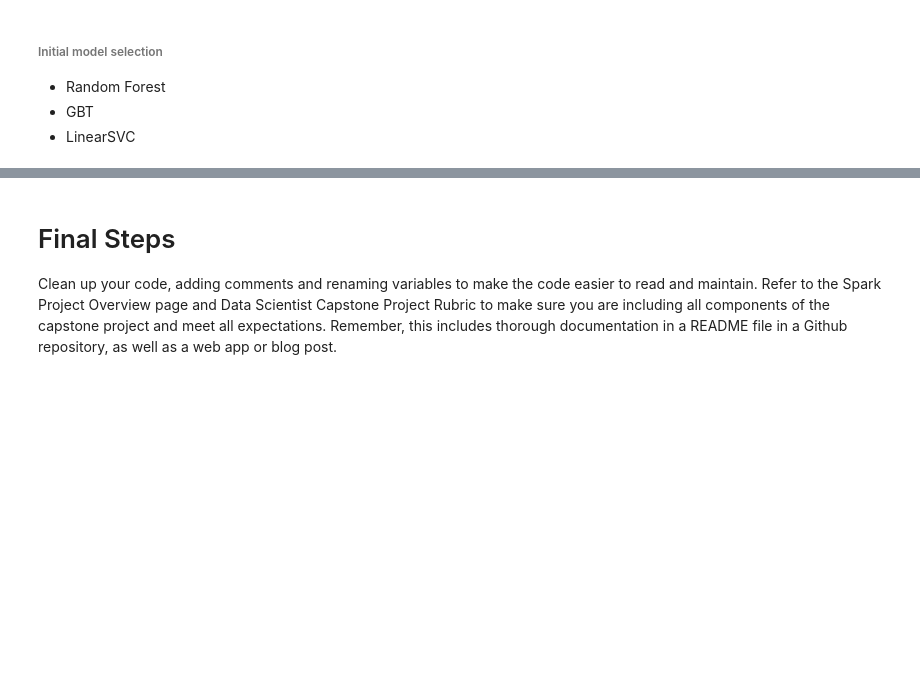
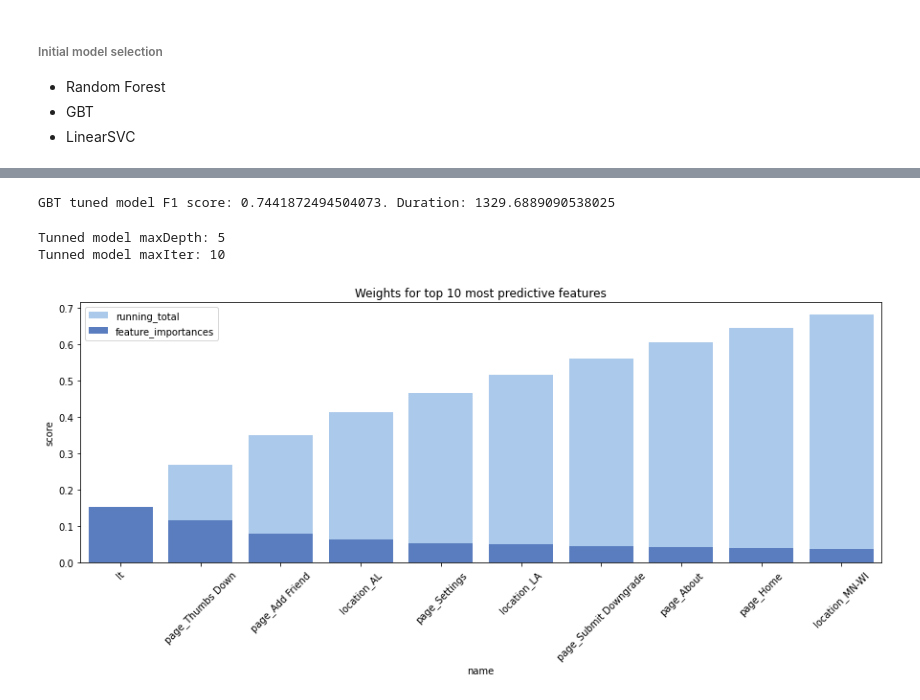
Before and after one commit to victorlifan/Sparkify--Pyspark-Big-Data-Project, a Jupyter notebook: Sparkify.ipynb, the cells around one changed output, grey strips where cells are left out. Drawn from its saved outputs; the diff is of its cells as text; code cells hidden in the pictures; blank space fills up the shorter version.

```diff
--- a/Sparkify.ipynb
+++ b/Sparkify.ipynb
@@ -912,3 +946,49 @@ pre=model.transform(test)
-# %% [markdown]
-# Final Steps
-Clean up your code, adding comments and renaming variables to make the code easier to read and maintain. Refer to the Spark Project Overview page and Data Scientist Capstone Project Rubric to make sure you are including all components of the capstone project and meet all expectations. Remember, this includes thorough documentation in a README file in a Github repository, as well as a web app or blog post.
+# %%
+# final f1 score
+evaluator=MulticlassClassificationEvaluator()
+print("GBT tuned model F1 score: {}. Duration: {}".format(evaluator.evaluate(pre), end))
+# %% [output]
+GBT tuned model F1 score: 0.7441872494504073. Duration: 1329.6889090538025
+# %%
+# param info
+print("Tunned model maxDepth:",model.bestModel._java_obj.getMaxDepth())
+print("Tunned model maxIter:",model.bestModel._java_obj.getMaxIter())
+# %% [output]
+Tunned model maxDepth: 5
+Tunned model maxIter: 10
+# %%
+# map feature importances to feature names inspired by
+# https://www.timlrx.com/2018/06/19/feature-selection-using-feature-importance-score-creating-a-pyspark-estimator/
+def ExtractFeatureImp(fimp,df=train,featuresCol="vector"):
+    '''
+    A function to map column name to featureImportances
+    input:
+    fimp- model extracted featureImportances
+    df- dataframe to provide column schema
+    featuresCol- a column whose metadata contain feature names
+    output:
+    A dataframe with feature indexs, names, importances, sored desc
+    '''
+    li=[]
+    for i in df.schema[featuresCol].metadata["ml_attr"]["attrs"]['numeric']:
+        li.append(i)
+    li_df=pd.DataFrame(li)
+    li_df['score']=li_df['idx'].apply(lambda x: fimp[x])
+    li_df=li_df.sort_values('score', ascending=False)
+    # running total
+    li_df['running_total']=np.cumsum(li_df['score'])
+    return li_df
+# %%
+# plot top 10 important features
+fp=ExtractFeatureImp(model.bestModel.featureImportances)
+# plot running total
+sns.set_color_codes('pastel')
+sns.barplot(data=fp[:10],x='name',y='running_total',label='running_total',color='b')
+# plot individual score
+sns.set_color_codes('muted')
+sns.barplot(data=fp[:10],x='name',y='score',label='feature_importances',color='b')
+plt.legend(loc=0)
+plt.title('Weights for top 10 most predictive features')
+plt.xticks(rotation=45);
+# %% [output]
+[figure, added]
```
Also changed, not shown: parts of 23 cells of this notebook.
